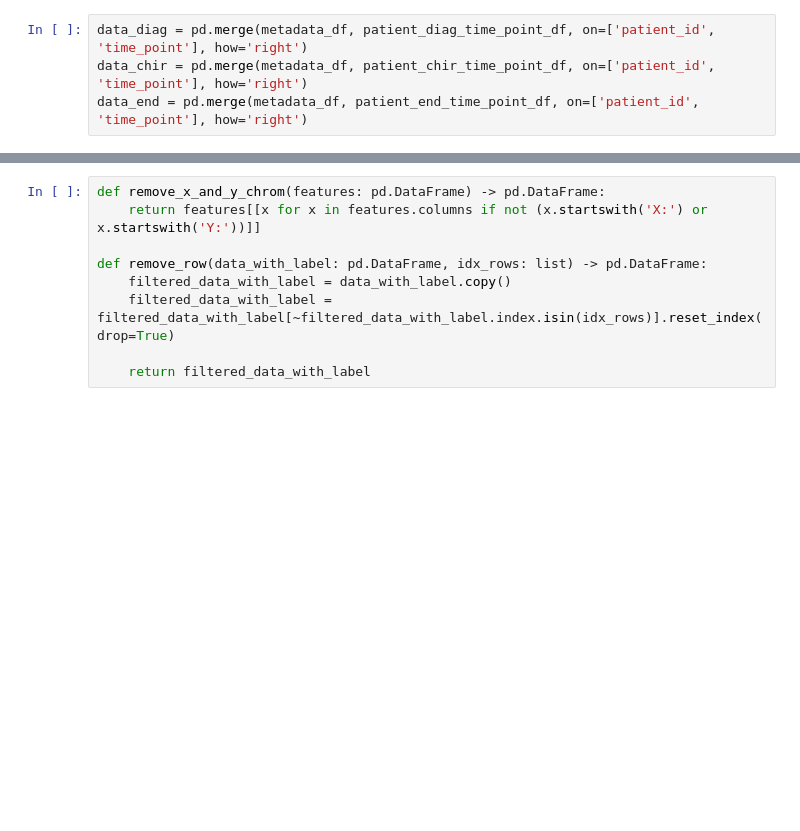
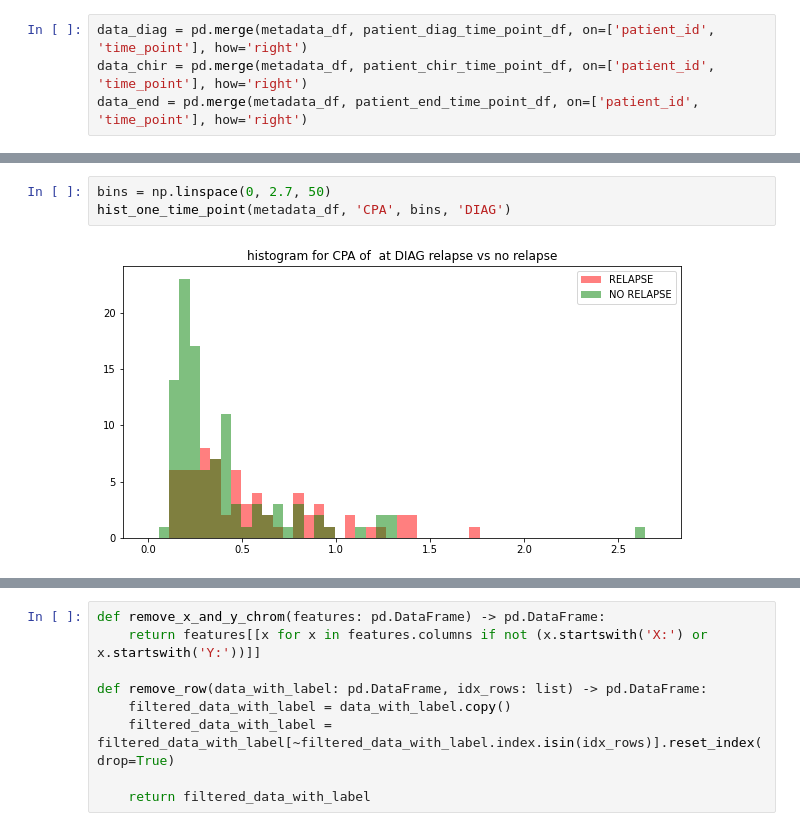
Before and after one commit to lhericourt/adn_circulant, a Jupyter notebook: notebooks/insights_from_data.ipynb, the cells around one changed output, grey strips where cells are left out. Cells and saved outputs as stored; diff of their text form; blank space fills up the shorter version.

```diff
--- a/notebooks/insights_from_data.ipynb
+++ b/notebooks/insights_from_data.ipynb
@@ -152,0 +254,5 @@ data_end = pd.merge(metadata_df, patient_end_time_point_df, on=['patient_id', 't
+# %%
+bins = np.linspace(0, 2.7, 50)
+hist_one_time_point(metadata_df, 'CPA', bins, 'DIAG')
+# %% [output]
+[figure, added]
```
Also changed, not shown: parts of 28 cells of this notebook.
